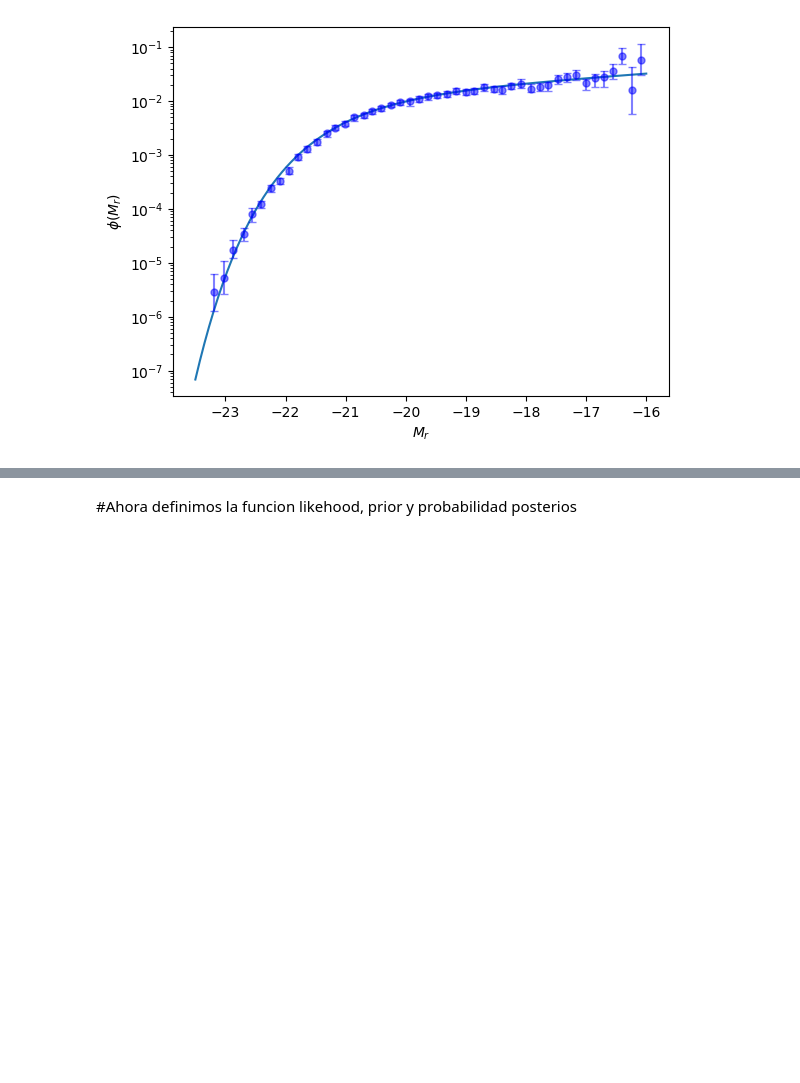
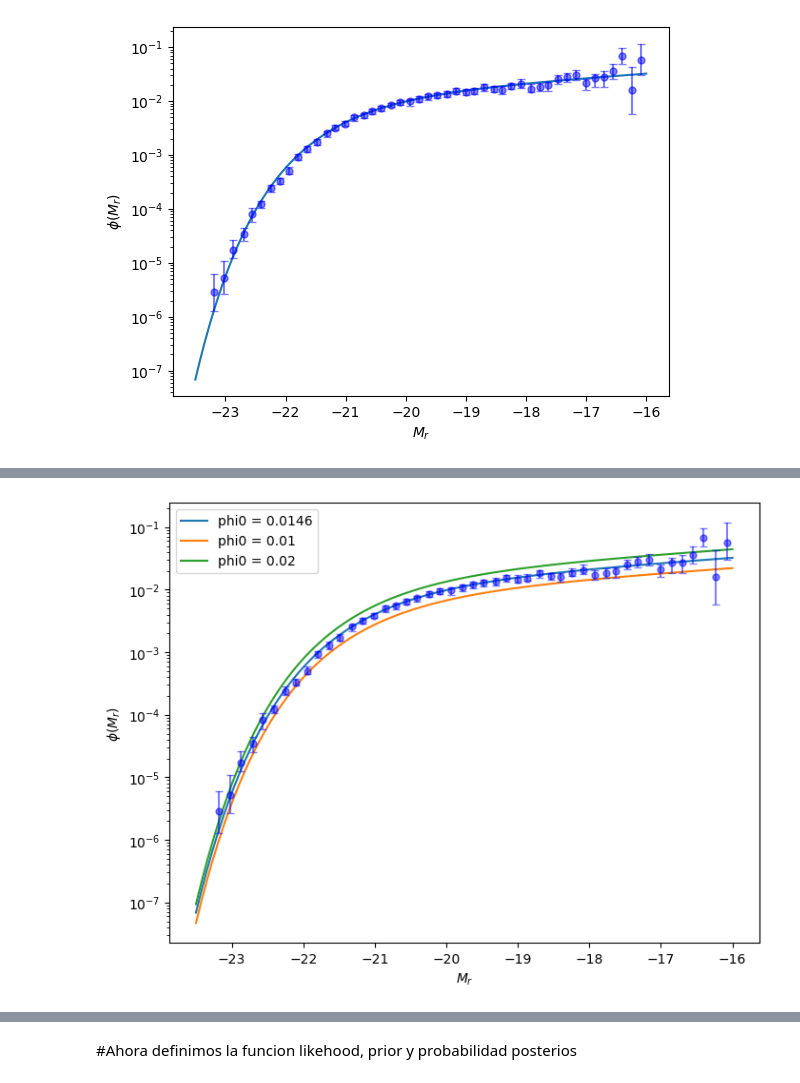
Before and after one commit to Cami-hormaeche/Astrometria2024, a Jupyter notebook: practico4/problema4.ipynb, the cells around one changed output, grey strips where cells are left out. Cells and saved outputs as stored; diff of their text form; code cells hidden in the pictures; blank space fills up the shorter version.

```diff
--- a/practico4/problema4.ipynb
+++ b/practico4/problema4.ipynb
@@ -67,0 +74,16 @@ plt.show()
+# %%
+phi0_values = [1.46e-2, 1.0e-2, 2.0e-2]  # Diferentes valores para phi0
+M1 = np.linspace(-23.5, -16, 100)
+
+plt.figure(figsize=(8,6))
+for phi0_val in phi0_values:
+    plt.plot(M1, schechter(M=M1, phi0=phi0_val, a0=-1.20, M0=-20.83), label=f'phi0 = {phi0_val}')
+
+plt.errorbar(x=x, y=y, yerr=[error_inf, error_sup], fmt='ob', ms=5, capsize=3, alpha=0.5)
+plt.yscale('log')
+plt.xlabel('$M_r$')
+plt.ylabel('$\phi(M_r)$')
+plt.legend()
+plt.show()
+# %% [output]
+[figure, added]
```
Also changed, not shown: parts of 11 cells of this notebook.
